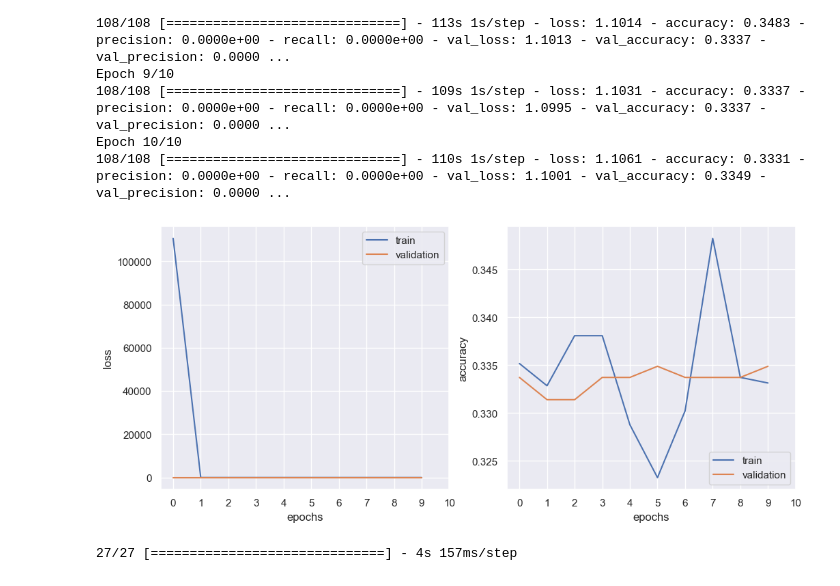
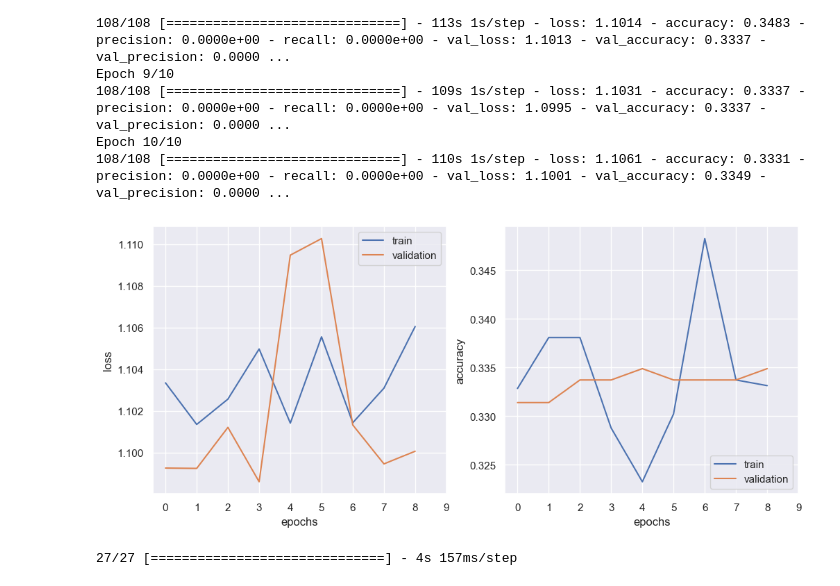
Before and after one commit to isevr/TVEmotion, a Jupyter notebook: scheduler.ipynb, the cells around one changed output. Saved outputs shown, nothing was run; the diff lists cells and outputs as text; code cells hidden in the pictures.

```diff
--- a/scheduler.ipynb
+++ b/scheduler.ipynb
@@ -270,24 +270,24 @@ Epoch 10/10
 # %%
 plt.figure(figsize=(12,5))
 plt.subplot(1,2,1)
-plt.plot(history_vid_pred.history['loss'])
-plt.plot(history_vid_pred.history['val_loss'])
-plt.xticks([i for i in range(0,11)])
+plt.plot(history_vid_pred.history['loss'][1:])
+plt.plot(history_vid_pred.history['val_loss'][1:])
+plt.xticks([i for i in range(0,10)])
 plt.xlabel('epochs')
 plt.ylabel('loss')
 plt.legend(['train','validation'],loc='upper right')
 
 plt.subplot(1,2,2)
-plt.plot(history_vid_pred.history['accuracy'])
-plt.plot(history_vid_pred.history['val_accuracy'])
+plt.plot(history_vid_pred.history['accuracy'][1:])
+plt.plot(history_vid_pred.history['val_accuracy'][1:])
 plt.xlabel('epochs')
 plt.ylabel('accuracy')
 plt.legend(['train','validation'],loc='lower right')
-plt.xticks([i for i in range(0,11)])
+plt.xticks([i for i in range(0,10)])
 
 plt.show()
 # %% [output]
-[figure, old version]
+[figure, new version]
 # %%
 # video predictions
 
```
